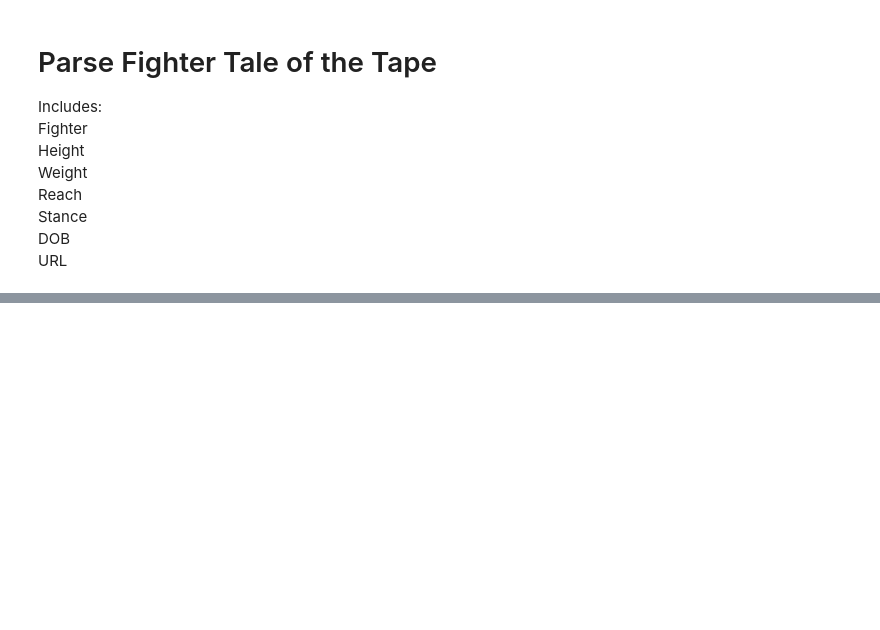
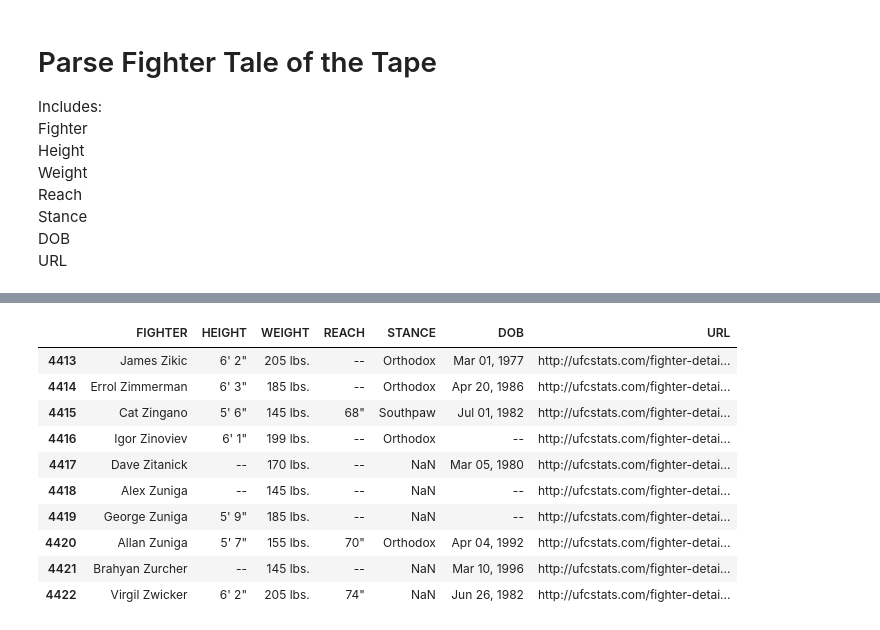
Before and after one commit to David-Mais/UFC-elo-ranking, a Jupyter notebook: scraper/scrape_ufc_stats_fighter_tott.ipynb, the cells around one changed output, grey strips where cells are left out. Drawn from its saved outputs; the diff is of its cells as text; code cells hidden in the pictures; blank space fills up the shorter version.

```diff
--- a/scraper/scrape_ufc_stats_fighter_tott.ipynb
+++ b/scraper/scrape_ufc_stats_fighter_tott.ipynb
@@ -173,0 +176,83 @@ all_fighter_tott_df.to_csv(config['fighter_tott_file_name'], index=False)
+# %%
+import time
+from tqdm.notebook import tqdm as tqdm_notebook
+
+# ---------- I/O paths ----------
+tott_path = Path(config["fighter_tott_file_name"])                # e.g. ../data/ufc_fighter_tott.csv
+ckpt_path = Path("processed_fighter_tott.ckpt")    # checkpoint file
+
+# ---------- source URLs ----------
+try:
+    list_of_fighter_urls  # already defined elsewhere
+    src_urls = list_of_fighter_urls
+except NameError:
+    # fallback: read from fighter details CSV
+    details_path = Path(config["fighter_details_file_name"])
+    df_urls = pd.read_csv(details_path, usecols=["URL"])
+    src_urls = df_urls["URL"].dropna().astype(str).unique().tolist()
+
+# ---------- checkpoint + already-scraped ----------
+done = set()
+if ckpt_path.exists():
+    done.update(u.strip() for u in ckpt_path.read_text().splitlines() if u.strip())
+
+# (Optional) also skip any URLs already present in output CSV
+if tott_path.exists() and tott_path.stat().st_size > 0:
+    try:
+        out_urls = pd.read_csv(tott_path, usecols=["URL"], dtype=str)["URL"].dropna().unique().tolist()
+        done.update(out_urls)
+    except Exception:
+        pass
+
+# Build todo list
+todo = [u for u in src_urls if u not in done]
+
+# For a quick test, limit how many to process this run (0 = no limit)
+LIMIT = 0  # e.g. set to 50 for a small batch
+if LIMIT > 0:
+    todo = todo[:LIMIT]
+
+print(f"Total fighter URLs: {len(src_urls)} | already done: {len(done)} | to do now: {len(todo)}")
+
+# ---------- helpers ----------
+def append_csv(df: pd.DataFrame, path: Path, columns: list):
+    """Append rows to CSV with consistent column order; write header if new."""
+    if df is None or df.empty:
+        return
+    path.parent.mkdir(parents=True, exist_ok=True)
+    write_header = (not path.exists()) or path.stat().st_size == 0
+    df.reindex(columns=columns).to_csv(path, mode="a", header=write_header, index=False)
+
+fail_log = []
+
+# ---------- run ----------
+pbar = tqdm_notebook(total=len(todo))
+for url in todo:
+    try:
+        soup = LIB.get_soup(url)  # your (now) robust get_soup
+        parsed = LIB.parse_fighter_tott(soup)
+        one_df = LIB.organise_fighter_tott(parsed, config["fighter_tott_column_names"], url)
+
+        # persist immediately
+        append_csv(one_df, tott_path, config["fighter_tott_column_names"])
+
+        # checkpoint after successful write
+        with open(ckpt_path, "a") as f:
+            f.write(url + "\n")
+
+        # polite delay
+        time.sleep(0.3)
+    except Exception as e:
+        print(f"⚠️ Failed {url} -> {e}")
+        fail_log.append({"URL": url, "ERROR": str(e)})
+        time.sleep(0.8)
+    finally:
+        pbar.update(1)
+pbar.close()
+
+# ---------- quick peek ----------
+if tott_path.exists() and tott_path.stat().st_size > 0:
+    peek = pd.read_csv(tott_path)
+    print(f"✅ Current Tale-of-the-Tape rows: {len(peek)}")
+    display(peek.tail(10))
+# %% [output]
@@ -173,0 +261,11 @@ all_fighter_tott_df.to_csv(config['fighter_tott_file_name'], index=False)
+|  | FIGHTER | HEIGHT | WEIGHT | REACH | STANCE | DOB | URL |
+| 4413 | James Zikic | 6' 2" | 205 lbs. | -- | Orthodox | Mar 01, 1977 | http://ufcstats.com/fighter-detai... |
+| 4414 | Errol Zimmerman | 6' 3" | 185 lbs. | -- | Orthodox | Apr 20, 1986 | http://ufcstats.com/fighter-detai... |
+| 4415 | Cat Zingano | 5' 6" | 145 lbs. | 68" | Southpaw | Jul 01, 1982 | http://ufcstats.com/fighter-detai... |
+| 4416 | Igor Zinoviev | 6' 1" | 199 lbs. | -- | Orthodox | -- | http://ufcstats.com/fighter-detai... |
+| 4417 | Dave Zitanick | -- | 170 lbs. | -- | NaN | Mar 05, 1980 | http://ufcstats.com/fighter-detai... |
+| 4418 | Alex Zuniga | -- | 145 lbs. | -- | NaN | -- | http://ufcstats.com/fighter-detai... |
+| 4419 | George Zuniga | 5' 9" | 185 lbs. | -- | NaN | -- | http://ufcstats.com/fighter-detai... |
+| 4420 | Allan Zuniga | 5' 7" | 155 lbs. | 70" | Orthodox | Apr 04, 1992 | http://ufcstats.com/fighter-detai... |
+| 4421 | Brahyan Zurcher | -- | 145 lbs. | -- | NaN | Mar 10, 1996 | http://ufcstats.com/fighter-detai... |
+| 4422 | Virgil Zwicker | 6' 2" | 205 lbs. | 74" | NaN | Jun 26, 1982 | http://ufcstats.com/fighter-detai... |
```
Also changed, not shown: parts of 10 cells of this notebook, 13 other files.
